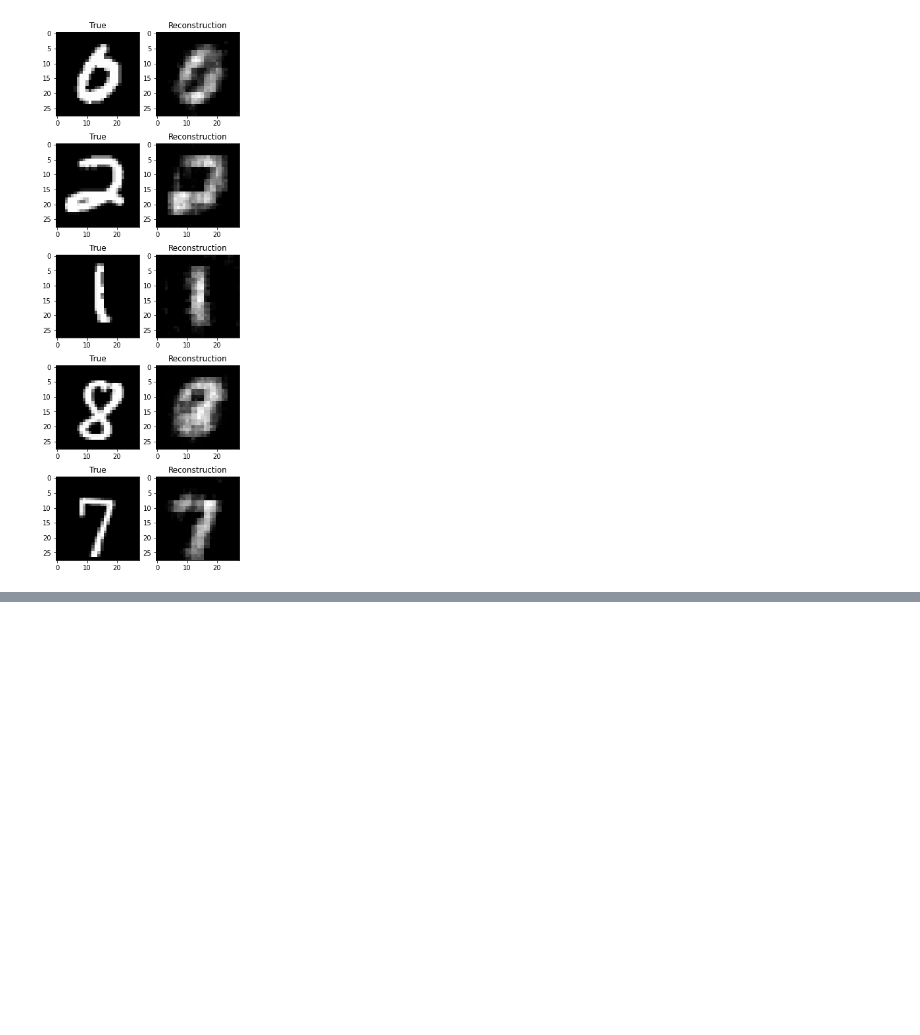
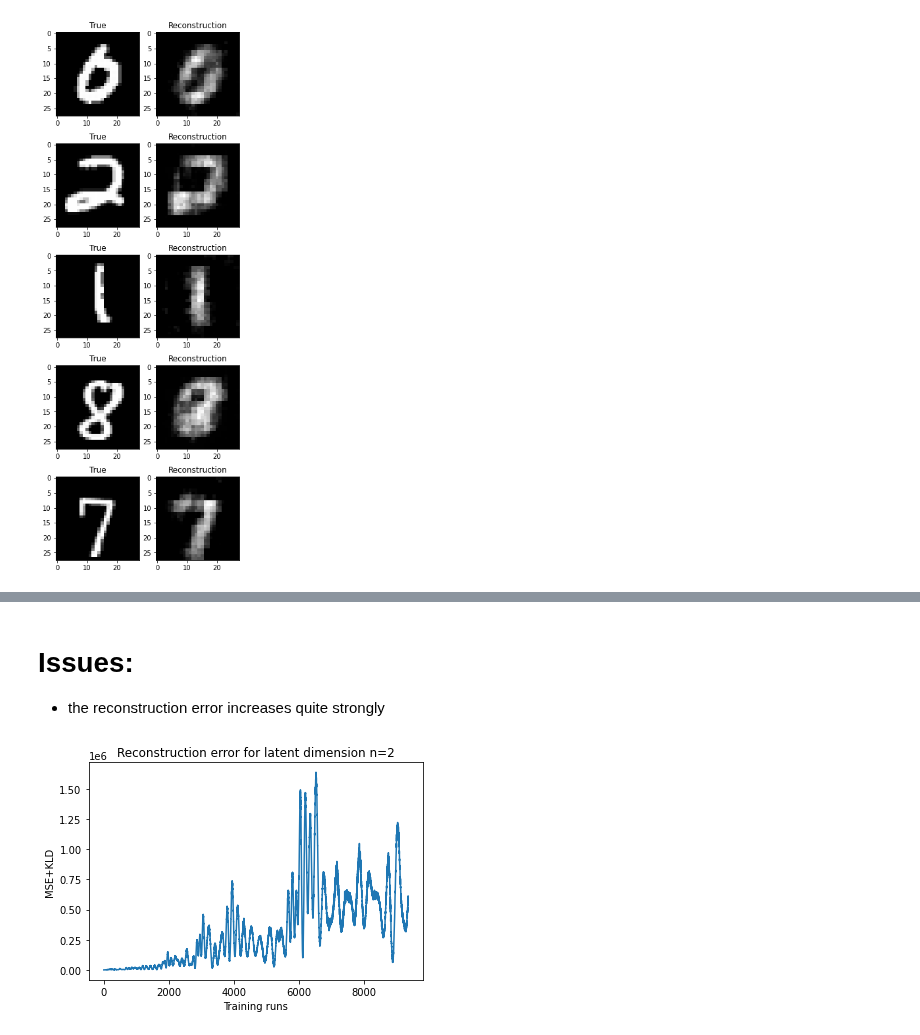
Before and after one commit to pwl482/patrec_2020, a Jupyter notebook: Assignment_11/AutoEncoders.ipynb, the cells around one changed output, grey strips where cells are left out. Cells and saved outputs as stored; diff of their text form; code cells hidden in the pictures; blank space fills up the shorter version.

```diff
--- a/Assignment_11/AutoEncoders.ipynb
+++ b/Assignment_11/AutoEncoders.ipynb
@@ -228,0 +370,5 @@ The smaller latent space compression results in way worse reconstructions!
+# %%
+vae_model = VAE(latent_width=2)
+vae_model.cuda()
+vae_optim = optim.Adam(vae_model.parameters(), lr=1e-3)
+vae_losses = train(vae_model, vae_optim, (train_loader, test_loader), max_epochs=5)
@@ -228,0 +377,12 @@ The smaller latent space compression results in way worse reconstructions!
+# %% [markdown]
+# Issues:
+- the reconstruction error increases quite strongly
+# %%
+fig, ax = plt.subplots()
+ax.plot(vae_losses)
+ax.set_title('Reconstruction error for latent dimension n=2')
+ax.set_xlabel('Training runs')
+ax.set_ylabel('MSE+KLD')
+plt.show()
+# %% [output]
+[figure, added]
```
Also changed, not shown: parts of 20 cells of this notebook.
